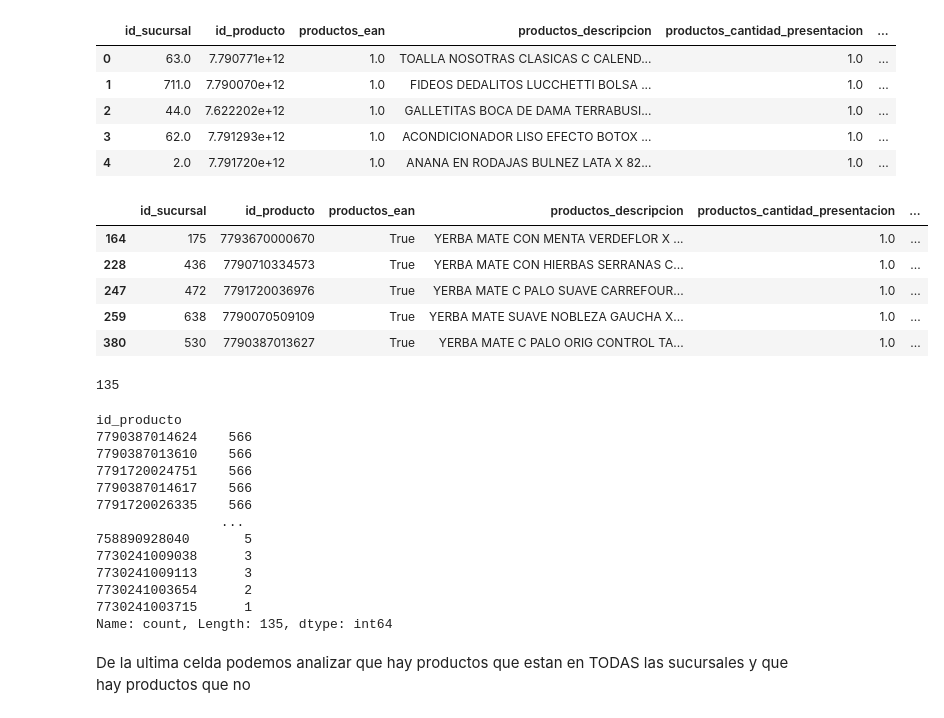
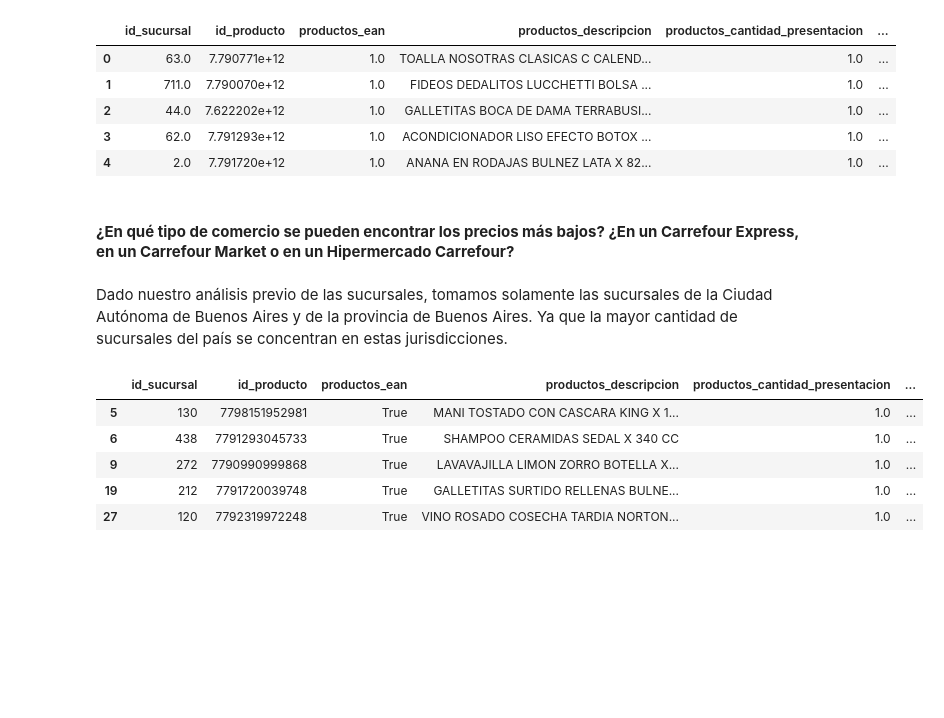
Before and after one commit to CEIA-MBer-ATacc/ceia_add_tps, a Jupyter notebook: TP1/productos/TP1_productos.ipynb, the cells around one changed output. Cells and saved outputs as stored; diff of their text form; code cells hidden in the pictures; blank space fills up the shorter version.

```diff
--- a/TP1/productos/TP1_productos.ipynb
+++ b/TP1/productos/TP1_productos.ipynb
@@ -172,44 +170,45 @@ productos_df.head()
 | 2 | 44.0 | 7.622202e+12 | 1.0 | GALLETITAS BOCA DE DAMA TERRABUSI... | 1.0 | ... |
 | 3 | 62.0 | 7.791293e+12 | 1.0 | ACONDICIONADOR LISO EFECTO BOTOX ... | 1.0 | ... |
 | 4 | 2.0 | 7.791720e+12 | 1.0 | ANANA EN RODAJAS BULNEZ LATA X 82... | 1.0 | ... |
+# %% [markdown]
+#### **¿En qué tipo de comercio se pueden encontrar los precios más bajos? ¿En un Carrefour Express, en un Carrefour Market o en un Hipermercado Carrefour?**
+# %% [markdown]
+Dado nuestro análisis previo de las sucursales, tomamos solamente las sucursales de la Ciudad Autónoma de Buenos Aires y de la provincia de Buenos Aires. Ya que la mayor cantidad de sucursales del país se concentran en estas jurisdicciones.
 # %%
 productos_df['id_sucursal'] = productos_df['id_sucursal'].astype(int)
 productos_df['productos_ean'] = productos_df['productos_ean'].astype(int).astype(bool)
-productos_df['id_producto'] = productos_df['id_producto'].astype(int).astype(str)
+# Convertir la columna 'id_producto' a categórica
+productos_df['id_producto'] = productos_df['id_producto'].astype(int).astype(str).astype('category')
 productos_df['productos_unidad_medida_presentacion'] = productos_df['productos_unidad_medida_presentacion'].astype('category')
 productos_df['productos_marca'] = productos_df['productos_marca'].astype('category')
 productos_df['productos_unidad_medida_referencia'] = productos_df['productos_unidad_medida_referencia'].astype('category')
 productos_df['precio_zscore'] = productos_df.groupby('id_producto')['productos_precio_referencia'].transform(
     lambda x: (x - x.mean()) / x.std()
 )
-productos_df = productos_df[productos_df['productos_descripcion'].str.contains('yerba', case=False, na=False)]
-productos_df.head()
+# Mergear con sucursales
+sucursales_df = pd.read_excel('../sucursales/sucursales_procesado.xlsx')
+# Uno los dataframe por la columna de id_sucursal
+productos_df = pd.merge(productos_df, sucursales_df, on='id_sucursal', how='left')
+# Vamos a analizar las sucursales que son de la Ciudad Autónoma de Buenos Aires, de la provincia de Buenos Aires y del tipo supermercado
+productos_df = productos_df[
+    (productos_df['sucursales_provincia'] == 'Buenos Aires') |
+    (productos_df['sucursales_provincia'] == 'CABA')
+]
+productos_df = productos_df[productos_df['sucursales_tipo'] == 'Supermercado']
+display(productos_df.head())
+
+# Ruta donde se guardará el zip
+zip_filename = 'productos_procesado.zip'
+csv_filename = 'productos_procesado.csv'
+
+# Crear el archivo zip y guardar el CSV dentro
+with zipfile.ZipFile(zip_filename, mode='w', compression=zipfile.ZIP_DEFLATED) as zf:
+    with zf.open(csv_filename, mode='w') as f:
+        productos_df.to_csv(f, sep='|', index=False)
 # %% [output]
 |  | id_sucursal | id_producto | productos_ean | productos_descripcion | productos_cantidad_presentacion | ... |
-| 164 | 175 | 7793670000670 | True | YERBA MATE CON MENTA VERDEFLOR X ... | 1.0 | ... |
-| 228 | 436 | 7790710334573 | True | YERBA MATE CON HIERBAS SERRANAS C... | 1.0 | ... |
-| 247 | 472 | 7791720036976 | True | YERBA MATE C PALO SUAVE CARREFOUR... | 1.0 | ... |
-| 259 | 638 | 7790070509109 | True | YERBA MATE SUAVE NOBLEZA GAUCHA X... | 1.0 | ... |
-| 380 | 530 | 7790387013627 | True | YERBA MATE C PALO ORIG CONTROL TA... | 1.0 | ... |
+| 5 | 130 | 7798151952981 | True | MANI TOSTADO CON CASCARA KING X 1... | 1.0 | ... |
+| 6 | 438 | 7791293045733 | True | SHAMPOO CERAMIDAS SEDAL X 340 CC | 1.0 | ... |
+| 9 | 272 | 7790990999868 | True | LAVAVAJILLA LIMON ZORRO BOTELLA X... | 1.0 | ... |
+| 19 | 212 | 7791720039748 | True | GALLETITAS SURTIDO RELLENAS BULNE... | 1.0 | ... |
+| 27 | 120 | 7792319972248 | True | VINO ROSADO COSECHA TARDIA NORTON... | 1.0 | ... |
-# %%
-productos_df["id_producto"].nunique()
-# %% [output]
-135
-# %%
-productos_df["id_producto"].value_counts()
-# %% [output]
-id_producto
-7790387014624    566
-7790387013610    566
-7791720024751    566
-7790387014617    566
-7791720026335    566
-                ...
-758890928040       5
-7730241009038      3
-7730241009113      3
-7730241003654      2
-7730241003715      1
-Name: count, Length: 135, dtype: int64
-# %% [markdown]
-De la ultima celda podemos analizar que hay productos que estan en TODAS las sucursales y que hay productos que no
```
Also changed, not shown: parts of 14 cells of this notebook, 3 other files.
